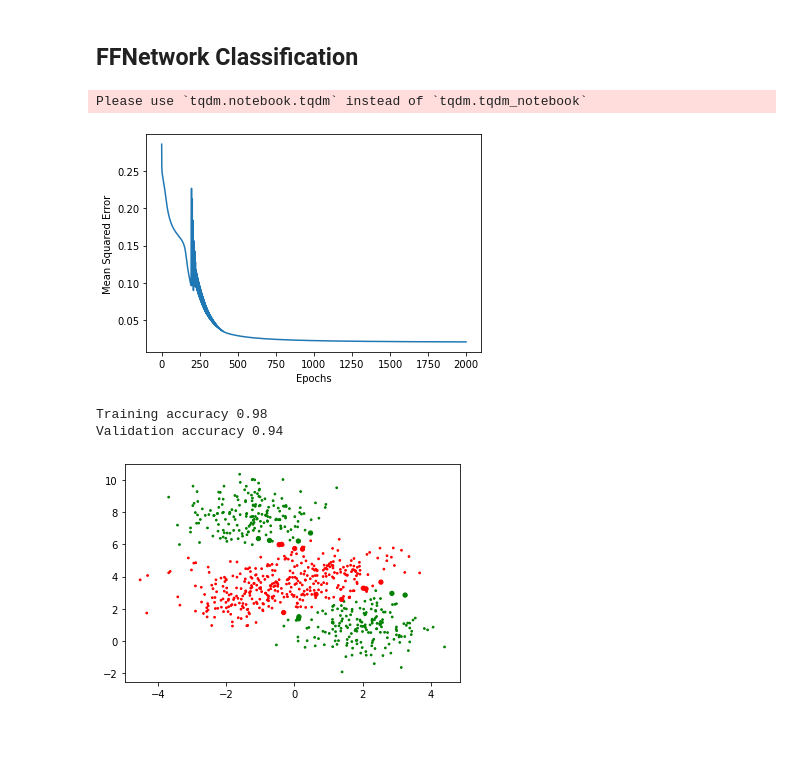
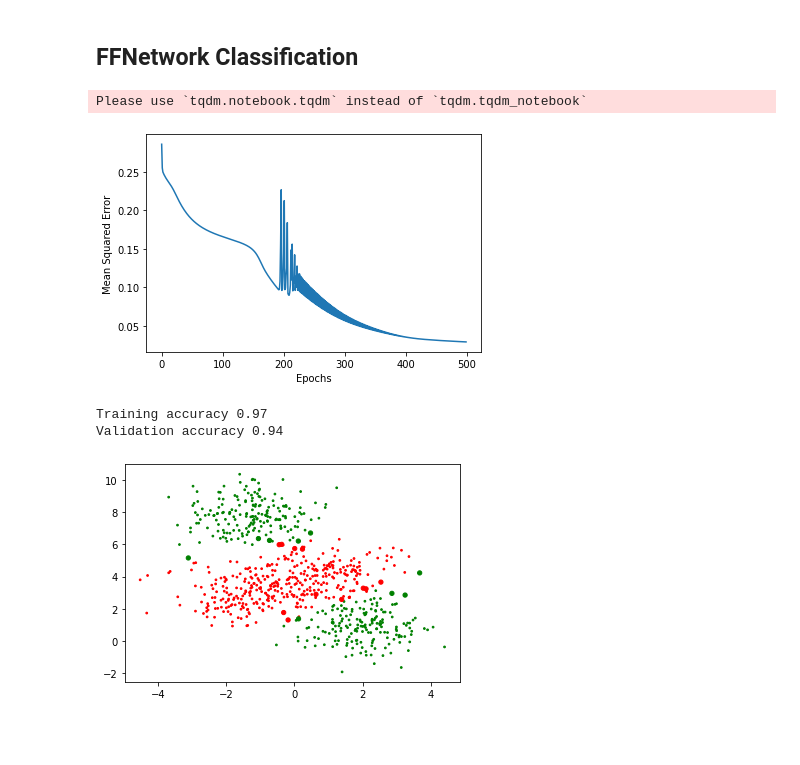
Before and after one commit to pragneshrana/DeepLearning, a Jupyter notebook: TrainingFeedForwardNN/ScalarBackPropogation.ipynb, the cells around one changed output. Drawn from its saved outputs; the diff is of its cells as text; code cells hidden in the pictures; blank space fills up the shorter version.

```diff
--- a/TrainingFeedForwardNN/ScalarBackPropogation.ipynb
+++ b/TrainingFeedForwardNN/ScalarBackPropogation.ipynb
@@ -274,7 +274,7 @@ class FirstFFNetwork:
     self.db2 = (self.h3-y) * self.h3*(1-self.h3) * self.w6 * self.h2*(1-self.h2)
 
 
-  def fit(self, X, Y, epochs=1, learning_rate=1, initialise=True, display_loss=False):
+  def fit(self, X, Y,epochs=1, learning_rate=1, initialise=True, display_loss=False,display_weights = True):
 
     # initialise w, b
     if initialise:
@@ -321,6 +321,10 @@ class FirstFFNetwork:
         Y_pred = self.predict(X)
         loss[i] = mean_squared_error(Y_pred, Y)
 
+      if display_weights:
+        weight_matrix = np.array([[0,self.b3,self.w5,self.w6,0,0],[self.b1,self.w1,self.w2,self.w3,self.w4,self.b2]])
+        weight_matrices.append(weight_matrix)
+
     if display_loss:
       plt.plot(np.array(list(loss.values())).astype(float))
       plt.xlabel('Epochs')
@@ -338,30 +342,31 @@ class FirstFFNetwork:
     Y_pred = []
     for x in X:
       y_pred = self.forward_pass(x)
-      Y_pred.append(y_pred)
+      Y_pred.append(self.h1)
     return np.array(Y_pred)
 
   def predict_h2(self, X):
     Y_pred = []
     for x in X:
       y_pred = self.forward_pass(x)
-      Y_pred.append(y_pred)
+      Y_pred.append(self.h2)
     return np.array(Y_pred)
 
   def predict_h3(self, X):
     Y_pred = []
     for x in X:
       y_pred = self.forward_pass(x)
-      Y_pred.append(y_pred)
+      Y_pred.append(self.h3)
     return np.array(Y_pred)
 # %% [markdown]
 ## FFNetwork Classification
 # %%
+weight_matrices = []
 ffn = FirstFFNetwork()
-ffn.fit(X_train, Y_train, epochs=2000, learning_rate=.01, display_loss=True)
+ffn.fit(X_train, Y_train, epochs=500, learning_rate=.01, display_loss=True)
 # %% [output]
 Please use `tqdm.notebook.tqdm` instead of `tqdm.tqdm_notebook`
-[figure, old version]
+[figure, new version]
 # %%
 Y_pred_train = ffn.predict(X_train)
 Y_pred_binarised_train = (Y_pred_train >= 0.5).astype("int").ravel()
@@ -373,12 +378,10 @@ accuracy_val = accuracy_score(Y_pred_binarised_val, Y_val)
 print("Training accuracy", round(accuracy_train, 2))
 print("Validation accuracy", round(accuracy_val, 2))
 # %% [output]
-Training accuracy 0.98
+Training accuracy 0.97
 Validation accuracy 0.94
 # %%
 plt.scatter(X_train[:,0], X_train[:,1], c=Y_pred_binarised_train, cmap=my_cmap, s=15*(np.abs(Y_pred_binarised_train-Y_train)+.2))
 plt.show()
 # %% [output]
-[figure, old version]
+[figure, new version]
-# %% [markdown]
-#
```
Also changed, not shown: parts of 9 cells of this notebook.
